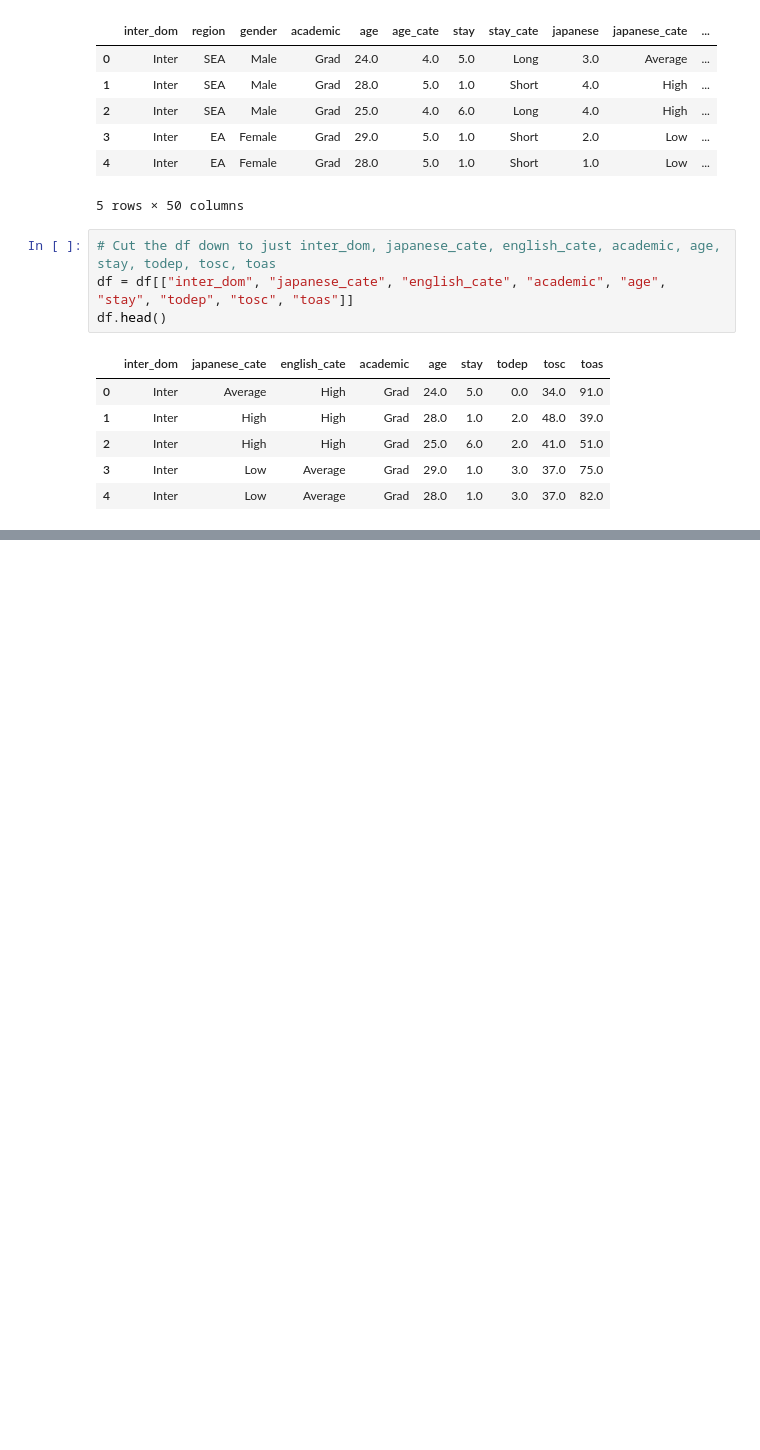
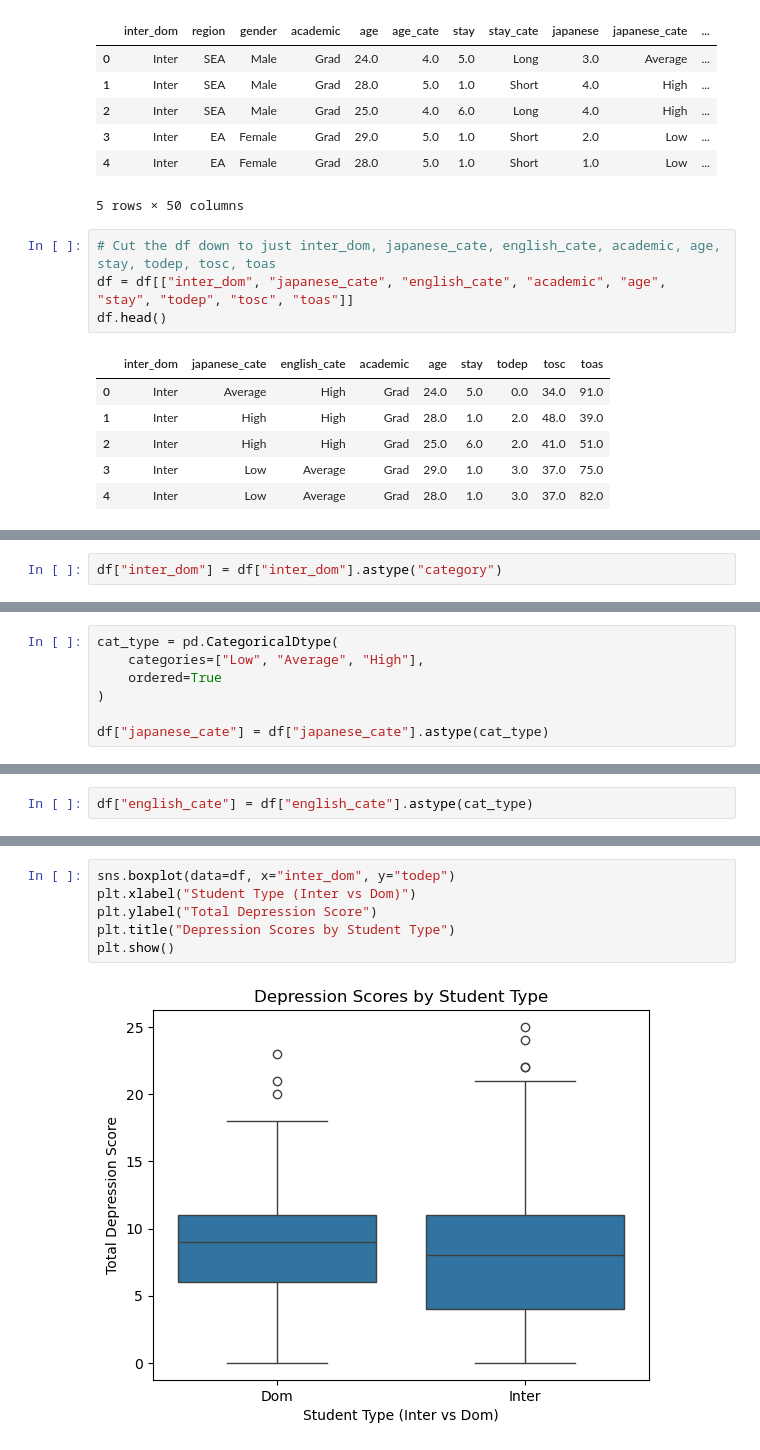
Before and after one commit to nyguerrillagirl/1000doc-python-projects, a Jupyter notebook: datacamp/projects/10_ANALYZING_STUDENTS_MENTAL_HEALTH/notebook.ipynb, the cells around one changed output, grey strips where cells are left out. Cells and saved outputs as stored; diff of their text form; blank space fills up the shorter version.

```diff
--- a/datacamp/projects/10_ANALYZING_STUDENTS_MENTAL_HEALTH/notebook.ipynb
+++ b/datacamp/projects/10_ANALYZING_STUDENTS_MENTAL_HEALTH/notebook.ipynb
@@ -48,0 +76,2 @@ df.head()
+# %%
+df["inter_dom"] = df["inter_dom"].astype("category")
@@ -48,0 +86,7 @@ df.head()
+# %%
+cat_type = pd.CategoricalDtype(
+    categories=["Low", "Average", "High"],
+    ordered=True
+)
+
+df["japanese_cate"] = df["japanese_cate"].astype(cat_type)
@@ -48,0 +105,2 @@ df.head()
+# %%
+df["english_cate"] = df["english_cate"].astype(cat_type)
@@ -48,0 +130,8 @@ df.head()
+# %%
+sns.boxplot(data=df, x="inter_dom", y="todep")
+plt.xlabel("Student Type (Inter vs Dom)")
+plt.ylabel("Total Depression Score")
+plt.title("Depression Scores by Student Type")
+plt.show()
+# %% [output]
+[figure, added]
```
Also changed, not shown: parts of 8 cells of this notebook, 1 other file.
